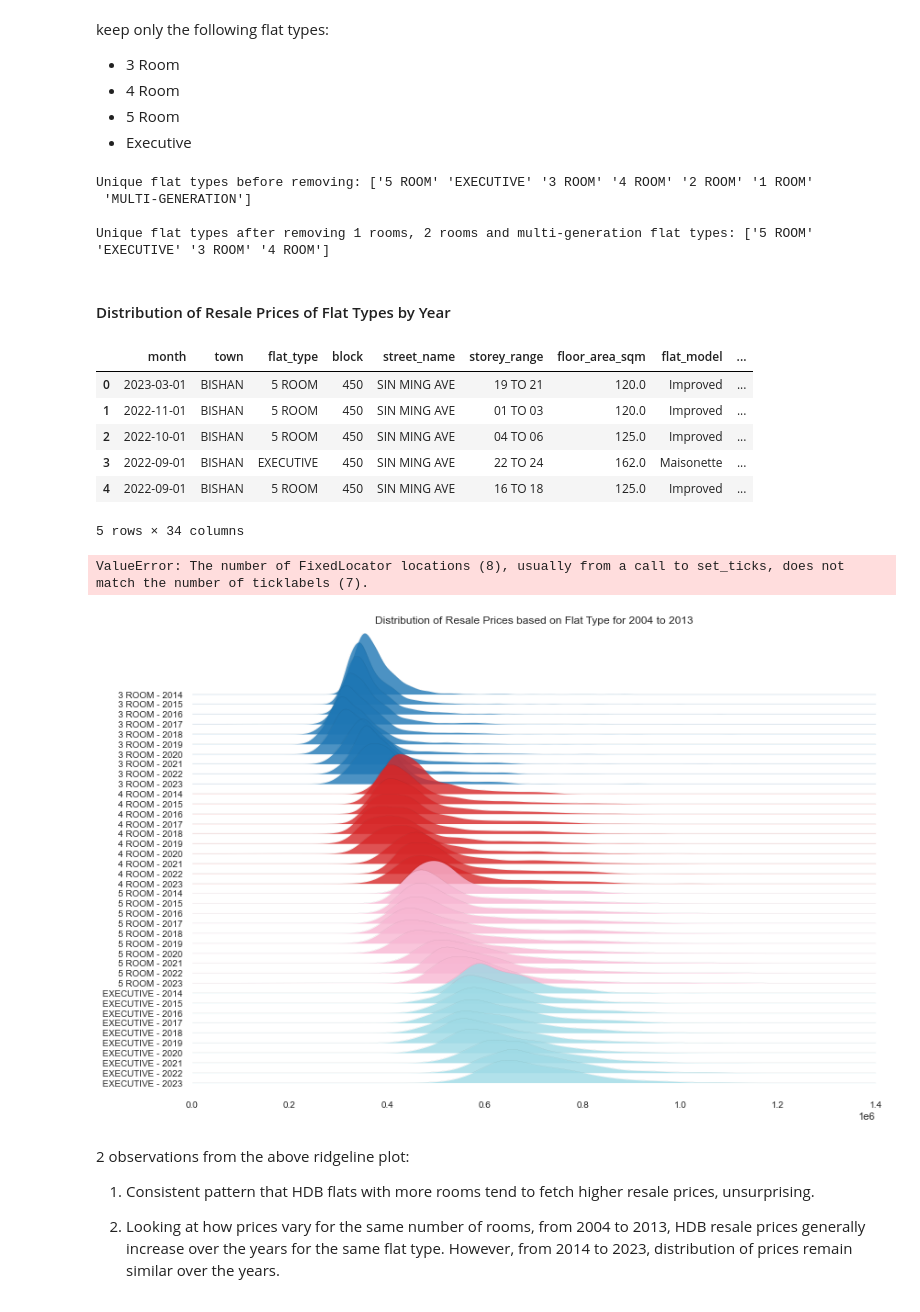
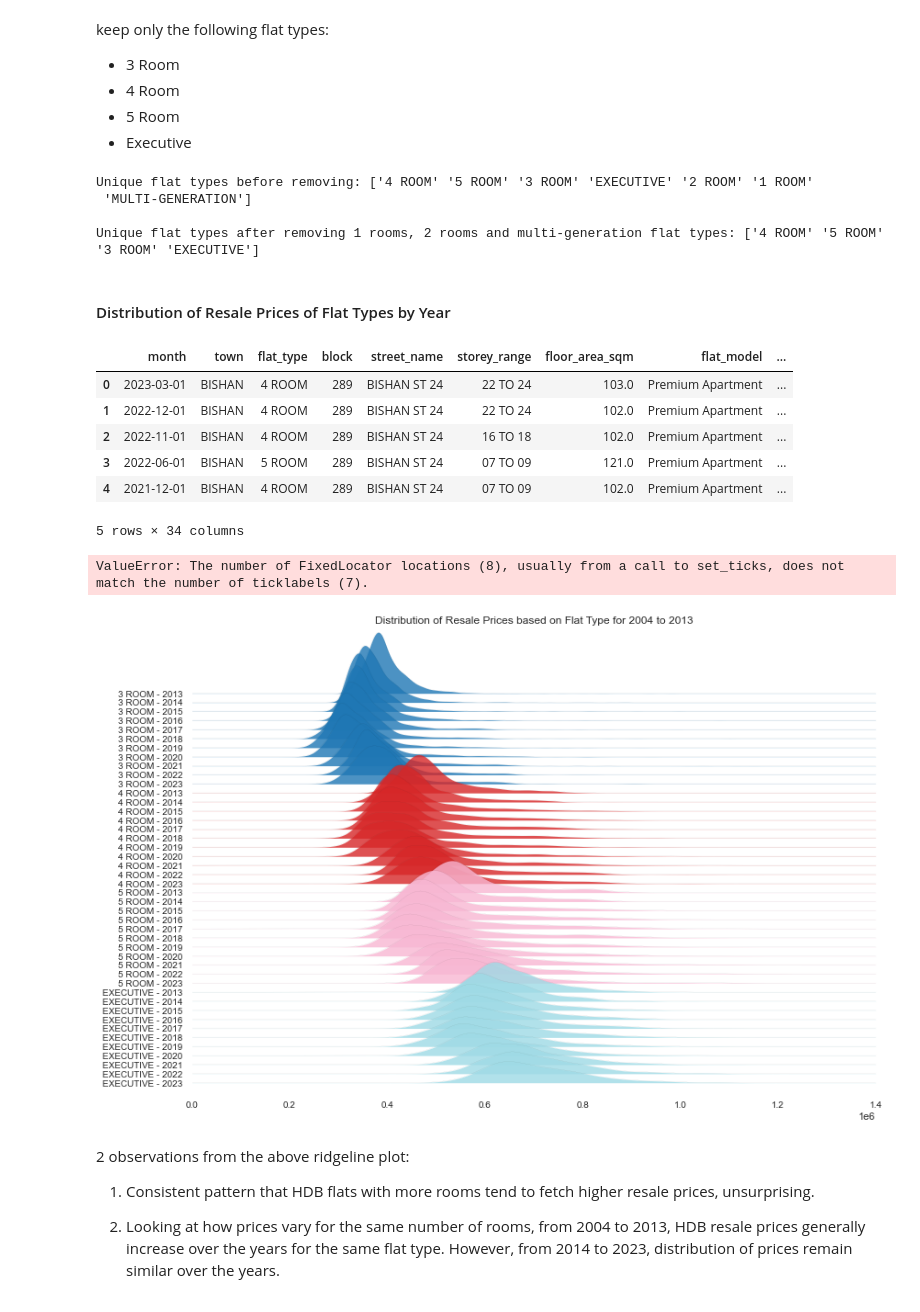
Before and after one commit to raychng/bt4222-project, a Jupyter notebook: EDA 2014 to 2023.ipynb, the cells around one changed output. Drawn from its saved outputs; the diff is of its cells as text; code cells hidden in the pictures.

```diff
--- a/EDA 2014 to 2023.ipynb
+++ b/EDA 2014 to 2023.ipynb
@@ -36,6 +36,6 @@ hdb_price_df_14_23.head()
 5 rows × 30 columns
 # %%
 # new 'year' feature - just to check correctness of time frame
-hdb_price_df_14_23['year'] = pd.DatetimeIndex(hdb_price_df_14_23['month']).year
-np.sort(hdb_price_df_14_23['year'].unique())
+hdb_price_df_13_23['year'] = pd.DatetimeIndex(hdb_price_df_13_23['month']).year
+np.sort(hdb_price_df_13_23['year'].unique())
 # %% [output]
@@ -52,14 +52,14 @@ cpi_data = cpi_data.iloc[1: , :]
 cpi_data['month'] = pd.to_datetime(cpi_data['month'])
 
 # adjust prices for inflation using CPI
-hdb_price_df_04_13['month'] = pd.to_datetime(hdb_price_df_04_13['month'])
-hdb_price_df_04_13 = pd.merge(hdb_price_df_04_13, cpi_data, how = 'left')
-hdb_price_df_04_13['adjusted_price'] = (hdb_price_df_04_13['resale_price'] / hdb_price_df_04_13['CPI']) * 100
+hdb_price_df_13_23['month'] = pd.to_datetime(hdb_price_df_13_23['month'])
+hdb_price_df_13_23 = pd.merge(hdb_price_df_13_23, cpi_data, how = 'left')
+hdb_price_df_13_23['adjusted_price'] = (hdb_price_df_13_23['resale_price'] / hdb_price_df_13_23['CPI']) * 100
 
-hdb_price_df_14_23['month'] = pd.to_datetime(hdb_price_df_14_23['month'])
-hdb_price_df_14_23 = pd.merge(hdb_price_df_14_23, cpi_data, how = 'left')
-hdb_price_df_14_23['adjusted_price'] = (hdb_price_df_14_23['resale_price'] / hdb_price_df_14_23['CPI']) * 100
+hdb_price_df_13_23['month'] = pd.to_datetime(hdb_price_df_13_23['month'])
+hdb_price_df_13_23 = pd.merge(hdb_price_df_13_23, cpi_data, how = 'left')
+hdb_price_df_13_23['adjusted_price'] = (hdb_price_df_13_23['resale_price'] / hdb_price_df_13_23['CPI']) * 100
 
-hdb_price_df_14_23.head()
+hdb_price_df_13_23.head()
 # %% [output]
 |  | month | town | flat_type | block | street_name | storey_range | floor_area_sqm | flat_model | ... |
@@ -223,21 +223,21 @@ keep only the following flat types:
 - 5 Room
 - Executive
 # %%
-print('Unique flat types before removing:', hdb_price_df_14_23['flat_type'].unique(),'\n')
+print('Unique flat types before removing:', hdb_price_df_13_23['flat_type'].unique(),'\n')
 keep_flat_type = ['3 ROOM', '4 ROOM', '5 ROOM', 'EXECUTIVE']
-hdb_price_df_14_23 = hdb_price_df_14_23[hdb_price_df_14_23['flat_type'].isin(keep_flat_type)]
-print('Unique flat types after removing 1 rooms, 2 rooms and multi-generation flat types:',hdb_price_df_14_23['flat_type'].unique())
+hdb_price_df_13_23 = hdb_price_df_13_23[hdb_price_df_13_23['flat_type'].isin(keep_flat_type)]
+print('Unique flat types after removing 1 rooms, 2 rooms and multi-generation flat types:',hdb_price_df_13_23['flat_type'].unique())
 
 # do the same for 2014 to 2023
-hdb_price_df_14_23 = hdb_price_df_14_23[hdb_price_df_14_23['flat_type'].isin(keep_flat_type)]
+hdb_price_df_13_23 = hdb_price_df_13_23[hdb_price_df_13_23['flat_type'].isin(keep_flat_type)]
 
 # do the same for 2014 to 2023
 hdb_price_df = hdb_price_df[hdb_price_df['flat_type'].isin(keep_flat_type)]
 # %% [output]
-Unique flat types before removing: ['5 ROOM' 'EXECUTIVE' '3 ROOM' '4 ROOM' '2 ROOM' '1 ROOM'
+Unique flat types before removing: ['4 ROOM' '5 ROOM' '3 ROOM' 'EXECUTIVE' '2 ROOM' '1 ROOM'
  'MULTI-GENERATION']
 
-Unique flat types after removing 1 rooms, 2 rooms and multi-generation flat types: ['5 ROOM' 'EXECUTIVE' '3 ROOM' '4 ROOM']
+Unique flat types after removing 1 rooms, 2 rooms and multi-generation flat types: ['4 ROOM' '5 ROOM' '3 ROOM' 'EXECUTIVE']
 # %% [markdown]
 #### Distribution of Resale Prices of Flat Types by Year
 # %%
@@ -245,40 +245,40 @@ Unique flat types after removing 1 rooms, 2 rooms and multi-generation flat type
 def get_year(x):
     return str(x)[:4]
 
-hdb_price_df_14_23['flat_type_year'] = hdb_price_df_14_23['flat_type'] + ' - ' + hdb_price_df_14_23['month'].apply(lambda x: str(x)[:4])
-hdb_price_df_14_23.head()
+hdb_price_df_13_23['flat_type_year'] = hdb_price_df_13_23['flat_type'] + ' - ' + hdb_price_df_13_23['month'].apply(lambda x: str(x)[:4])
+hdb_price_df_13_23.head()
 # %% [output]
 |  | month | town | flat_type | block | street_name | storey_range | floor_area_sqm | flat_model | ... |
-| 0 | 2023-03-01 | BISHAN | 5 ROOM | 450 | SIN MING AVE | 19 TO 21 | 120.0 | Improved | ... |
-| 1 | 2022-11-01 | BISHAN | 5 ROOM | 450 | SIN MING AVE | 01 TO 03 | 120.0 | Improved | ... |
-| 2 | 2022-10-01 | BISHAN | 5 ROOM | 450 | SIN MING AVE | 04 TO 06 | 125.0 | Improved | ... |
-| 3 | 2022-09-01 | BISHAN | EXECUTIVE | 450 | SIN MING AVE | 22 TO 24 | 162.0 | Maisonette | ... |
-| 4 | 2022-09-01 | BISHAN | 5 ROOM | 450 | SIN MING AVE | 16 TO 18 | 125.0 | Improved | ... |
+| 0 | 2023-03-01 | BISHAN | 4 ROOM | 289 | BISHAN ST 24 | 22 TO 24 | 103.0 | Premium Apartment | ... |
+| 1 | 2022-12-01 | BISHAN | 4 ROOM | 289 | BISHAN ST 24 | 22 TO 24 | 102.0 | Premium Apartment | ... |
+| 2 | 2022-11-01 | BISHAN | 4 ROOM | 289 | BISHAN ST 24 | 16 TO 18 | 102.0 | Premium Apartment | ... |
+| 3 | 2022-06-01 | BISHAN | 5 ROOM | 289 | BISHAN ST 24 | 07 TO 09 | 121.0 | Premium Apartment | ... |
+| 4 | 2021-12-01 | BISHAN | 4 ROOM | 289 | BISHAN ST 24 | 07 TO 09 | 102.0 | Premium Apartment | ... |
 5 rows × 34 columns
 # %%
 # visualize using joypy library
 import joypy
 
 # time block: 2004 to 2013
-fig, axes = joypy.joyplot(hdb_price_df_14_23,
+fig, axes = joypy.joyplot(hdb_price_df_13_23,
                             by='flat_type_year',
                             column='adjusted_price',
                             figsize=(12,8),
                             title='Distribution of Resale Prices based on Flat Type for 2004 to 2013',
                             linewidth=0.05,
                             overlap=1.5,
                             alpha=0.8,
                             colormap=plt.cm.get_cmap('tab20',4))
 
 axes[-1].set_xlim([0, 1400000])
 axes[-1].set_xticklabels(['0', '200k', '400k', '600k', '800k', '1000k', '1200k'])
 plt.xlabel('Resale Price SGD ($)', fontsize=14)
 
 
 plt.show()
 # %% [output]
 ValueError: The number of FixedLocator locations (8), usually from a call to set_ticks, does not match the number of ticklabels (7).
-[figure, old version]
+[figure, new version]
 # %% [markdown]
 2 observations from the above ridgeline plot:
 1. Consistent pattern that HDB flats with more rooms tend to fetch higher resale prices, unsurprising.
```
Also changed, not shown: parts of 44 cells of this notebook, 4 other files.
